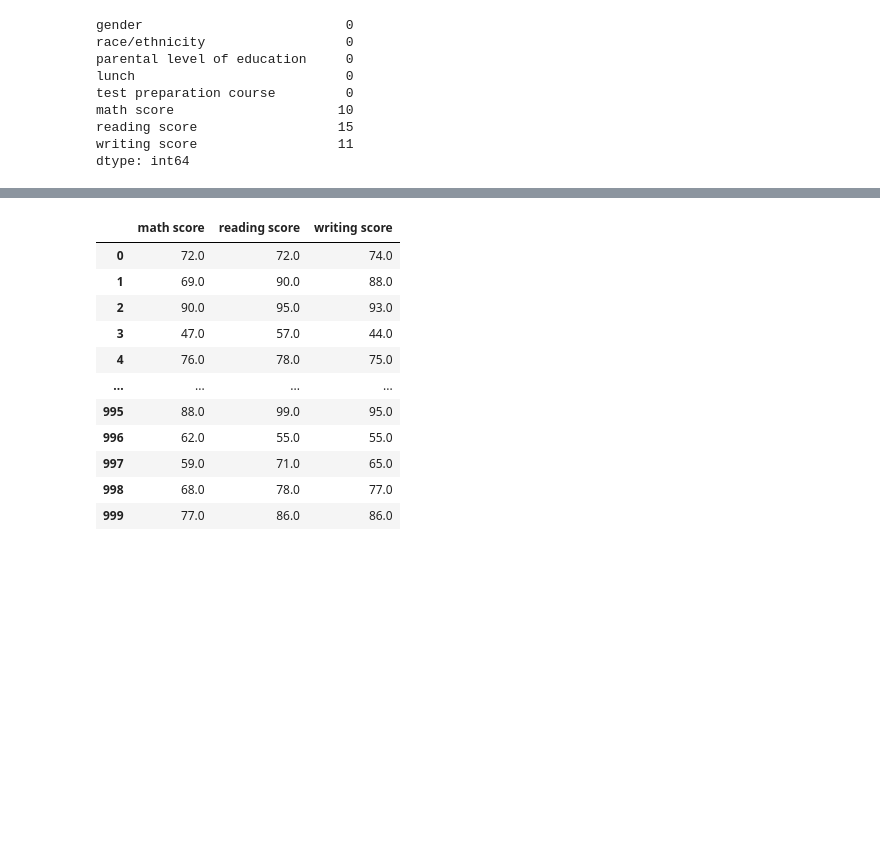
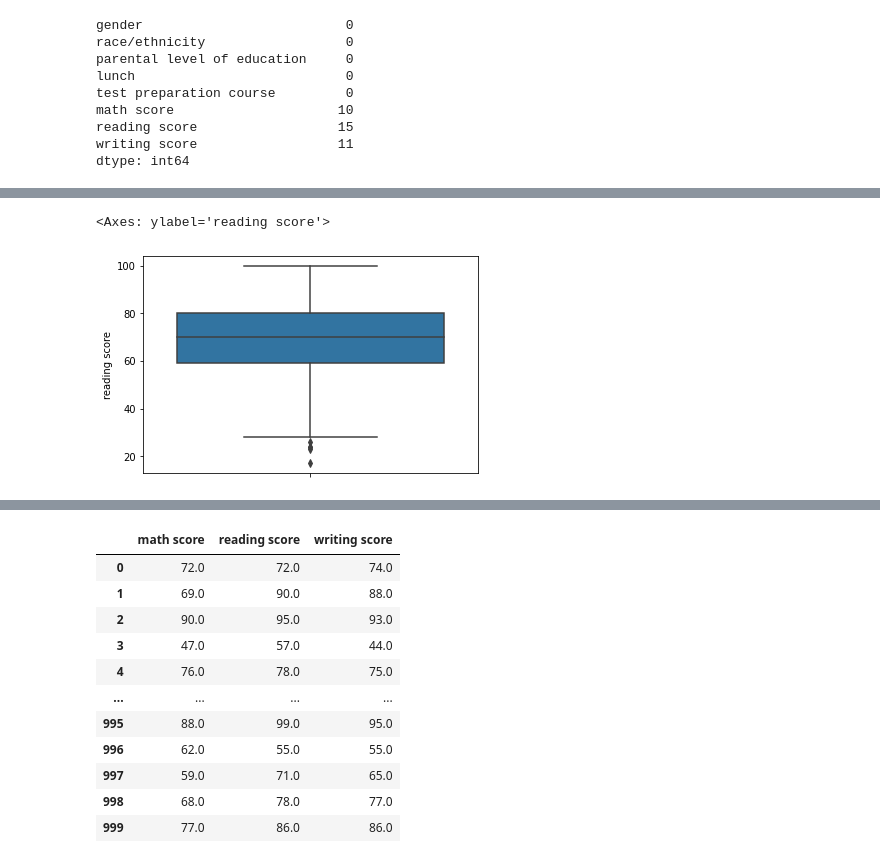
Before and after one commit to saurabh-shete/dsbdal_practicals, a Jupyter notebook: PS04/ProblemStatement4.ipynb, the cells around one changed output, grey strips where cells are left out. Cells and saved outputs as stored; diff of their text form; code cells hidden in the pictures; blank space fills up the shorter version.

```diff
--- a/PS04/ProblemStatement4.ipynb
+++ b/PS04/ProblemStatement4.ipynb
@@ -42,0 +43,5 @@ sns.boxplot(data=df)  #displays a boxplot
+# %%
+sns.boxplot(y='reading score',data=df)  #displays a boxplot
+# %% [output]
+<Axes: ylabel='reading score'>
+[figure, added]
```
Also changed, not shown: parts of 3 cells of this notebook, 2 other files.
